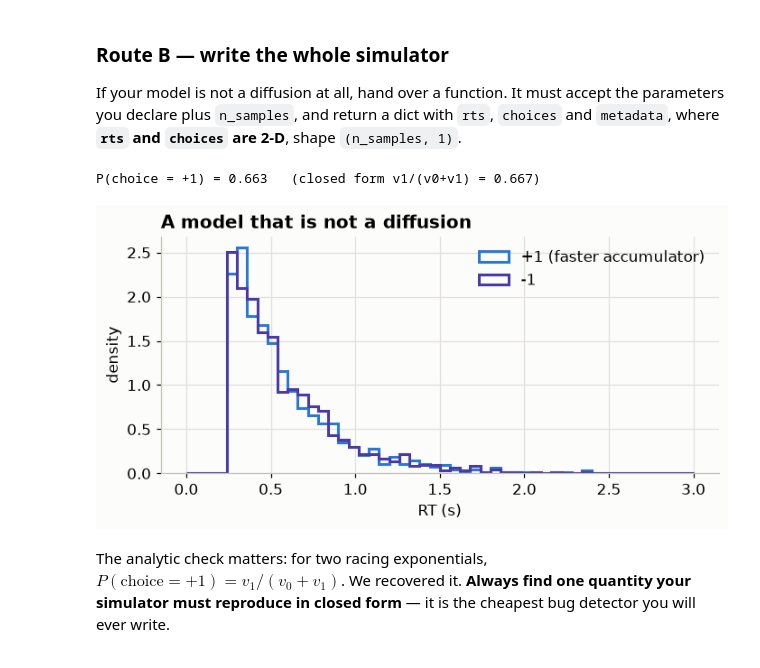
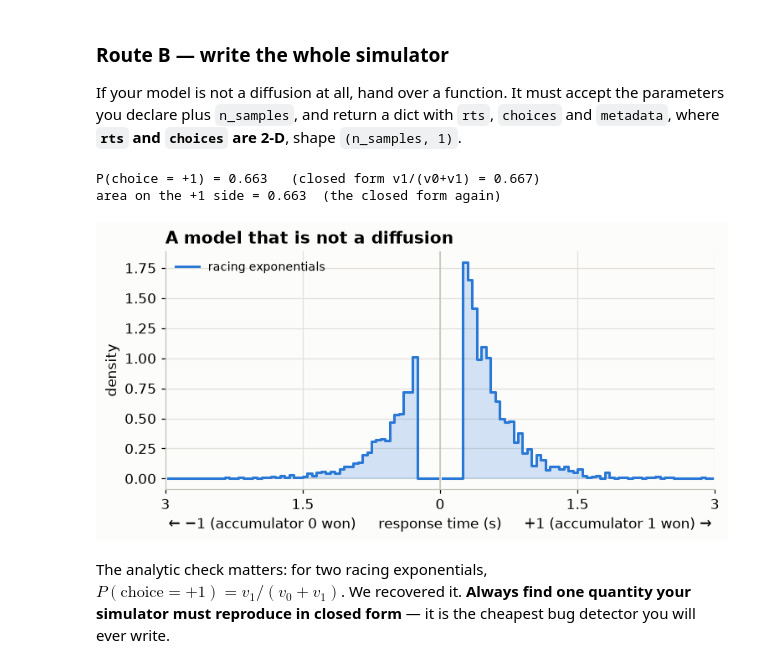
Before and after one commit to VeronikaWendler/sbi4cogsci, a Jupyter notebook: tutorials/day2_bayes_toolkit/simulating-cognitive-models.ipynb, the cells around one changed output. Cells and saved outputs as stored; diff of their text form; code cells hidden in the pictures.

```diff
--- a/tutorials/day2_bayes_toolkit/simulating-cognitive-models.ipynb
+++ b/tutorials/day2_bayes_toolkit/simulating-cognitive-models.ipynb
@@ -442,40 +548,45 @@ the parameters you declare plus `n_samples`, and return a dict with `rts`,
 # %%
 def racing_exponentials(v0, v1, t, n_samples=1000, max_t=20.0, delta_t=0.001,
                         random_state=None, **kwargs):
     """Two exponential accumulators race; the first to finish picks the choice.
 
     Not a diffusion at all — the interface is genuinely open.
     """
     import numpy as np
     rng = np.random.default_rng(random_state)
     finish_0 = rng.exponential(1.0 / v0, n_samples)
     finish_1 = rng.exponential(1.0 / v1, n_samples)
     rts = (np.minimum(finish_0, finish_1) + t).reshape(-1, 1)
     choices = np.where(finish_1 < finish_0, 1, -1).reshape(-1, 1)
     return {"rts": rts, "choices": choices,
             "metadata": {"model": "racing_exponentials", "n_samples": n_samples}}
 
 
 race = Simulator(simulator_function=racing_exponentials,
                  params=["v0", "v1", "t"], nchoices=2)
 o = race.simulate(theta={"v0": 1.0, "v1": 2.0, "t": 0.25},
                   n_samples=3000, random_state=RANDOM_SEED)
 
 rt_r, ch_r = np.asarray(o["rts"]).flatten(), np.asarray(o["choices"]).flatten()
 print(f"P(choice = +1) = {(ch_r == 1).mean():.3f}   "
       f"(closed form v1/(v0+v1) = {2/3:.3f})")
 
-fig, ax = plt.subplots(figsize=(6.5, 3.4))
-for c_val, colour, lbl in [(1, S.PRIMARY, "+1 (faster accumulator)"),
-                           (-1, S.NAIVE, "-1")]:
-    ax.hist(rt_r[ch_r == c_val], bins=50, range=(0, 3), density=True,
-            histtype="step", lw=2, color=colour, label=lbl)
-ax.set(title="A model that is not a diffusion", xlabel="RT (s)", ylabel="density")
-ax.legend()
+fig, ax = plt.subplots(figsize=(7.0, 3.6))
+lower, upper = S.signed_rt_hist(ax, rt_r, ch_r, rt_max=3.0,
+                                color=S.PRIMARY, label="racing exponentials",
+                                fill=True)
+ax.set(title="A model that is not a diffusion", ylabel="density")
+S.label_choice_axis(ax, rt_max=3.0,
+                    lower="$-1$ (accumulator 0 won)",
+                    upper="$+1$ (accumulator 1 won)")
+ax.legend(loc="upper left", fontsize=9)
 fig.tight_layout()
+
+print(f"area on the +1 side = {upper:.3f}  (the closed form again)")
 # %% [output]
 P(choice = +1) = 0.663   (closed form v1/(v0+v1) = 0.667)
+area on the +1 side = 0.663  (the closed form again)
-[figure, old version]
+[figure, new version]
 # %% [markdown]
 The analytic check matters: for two racing exponentials,
 $P(\text{choice}=+1) = v_1/(v_0+v_1)$. We recovered it. **Always find one
```
Also changed, not shown: parts of 16 cells of this notebook, 2 other files.
